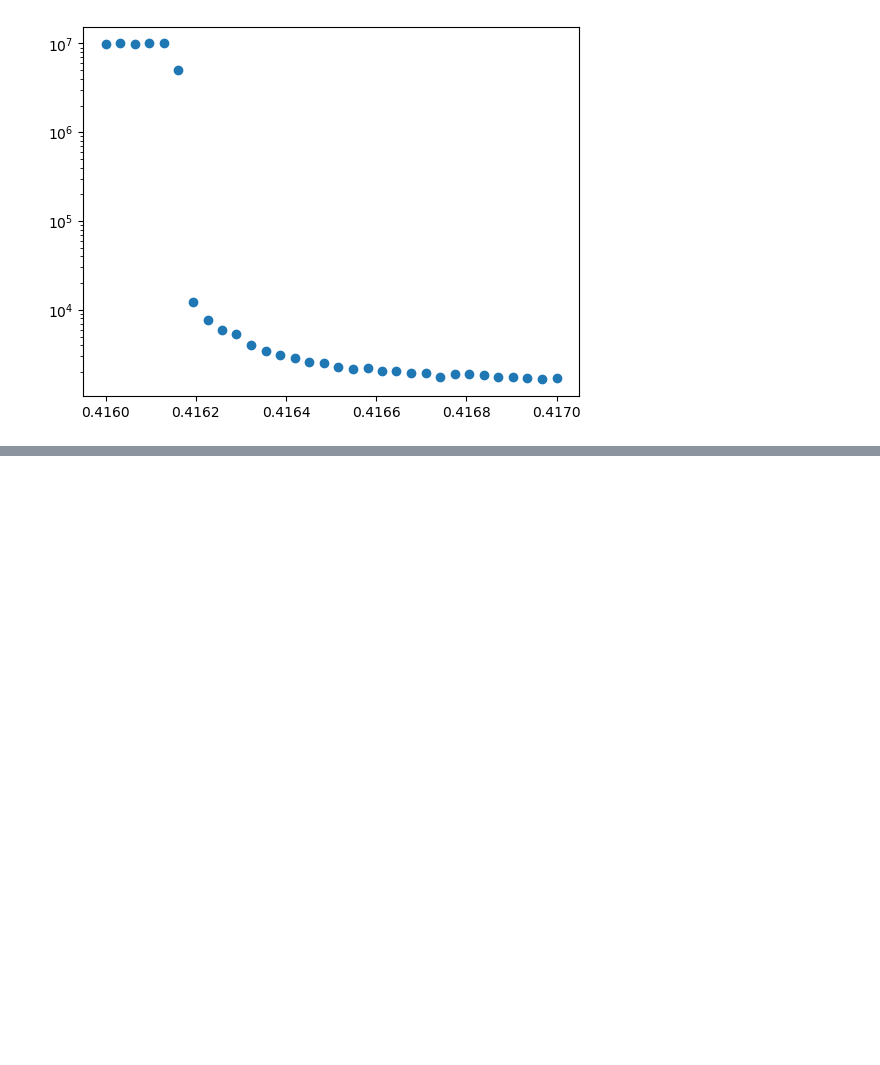
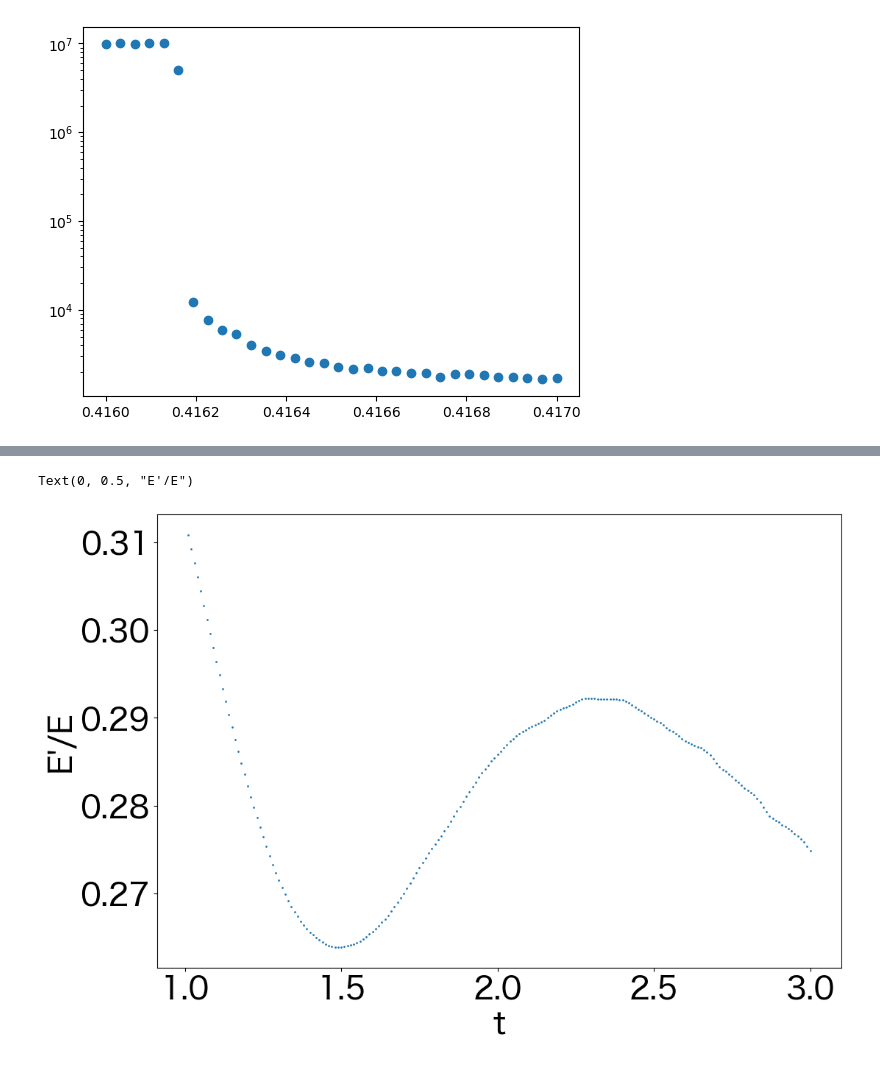
Before and after one commit to hibiki-kato/shell-model, a Jupyter notebook: py/visualize.ipynb, the cells around one changed output, grey strips where cells are left out. Saved outputs shown, nothing was run; the diff lists cells and outputs as text; code cells hidden in the pictures; blank space fills up the shorter version.

```diff
--- a/py/visualize.ipynb
+++ b/py/visualize.ipynb
@@ -90,0 +113,9 @@ plt.yscale("log")
+# %%
+plt.figure(figsize=(12, 8))
+plt.scatter(time, error_growth, s=1)
+plt.xlabel("t")
+plt.ylabel("E'/E")
+# plt.yscale("log")
+# %% [output]
+Text(0, 0.5, "E'/E")
+[figure, added]
```
Also changed, not shown: parts of 2 cells of this notebook, 29 other files.
